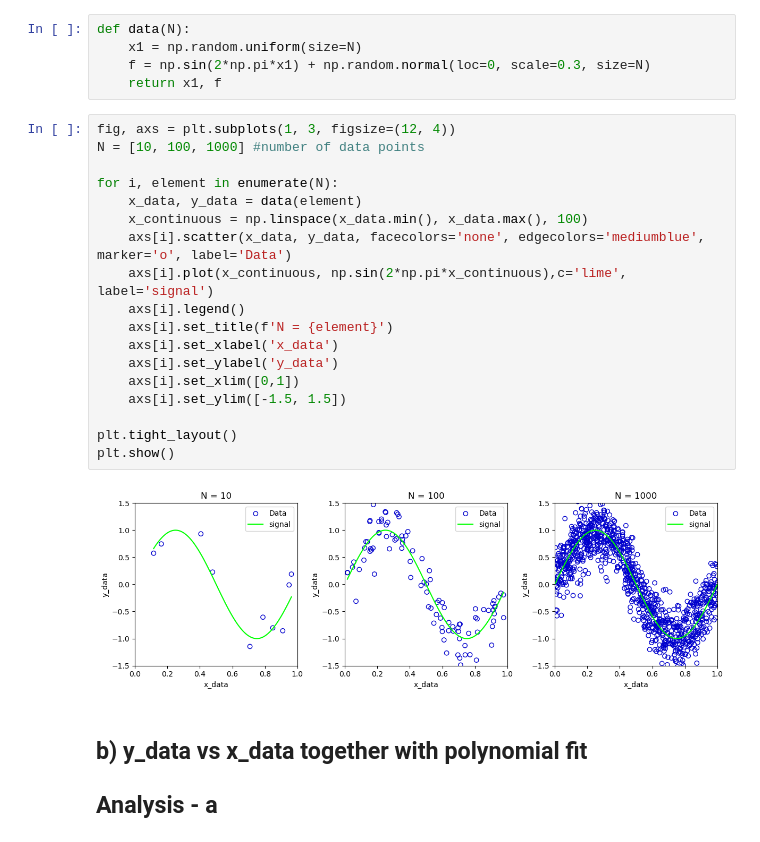
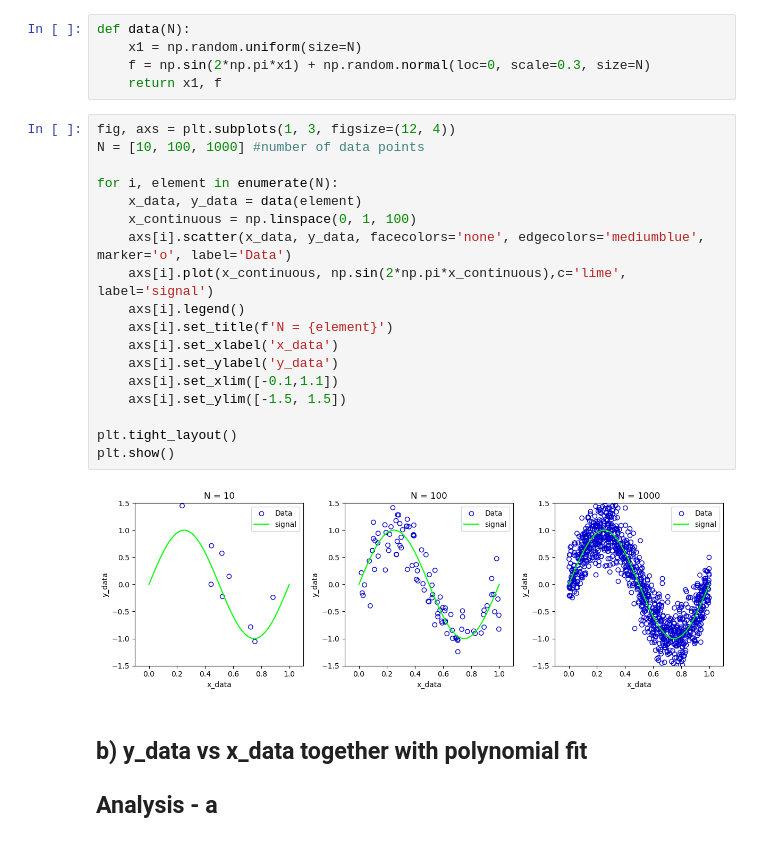
Before and after one commit to labani-01/PHY657, a Jupyter notebook: Module_1/ Module-1.ipynb, the cells around one changed output. Cells and saved outputs as stored; diff of their text form.

```diff
--- a/Module_1/ Module-1.ipynb
+++ b/Module_1/ Module-1.ipynb
@@ -16,23 +21,23 @@ def data(N):
 # %%
 fig, axs = plt.subplots(1, 3, figsize=(12, 4))
 N = [10, 100, 1000] #number of data points
 
 for i, element in enumerate(N):
     x_data, y_data = data(element)
-    x_continuous = np.linspace(x_data.min(), x_data.max(), 100)
+    x_continuous = np.linspace(0, 1, 100)
     axs[i].scatter(x_data, y_data, facecolors='none', edgecolors='mediumblue', marker='o', label='Data')
     axs[i].plot(x_continuous, np.sin(2*np.pi*x_continuous),c='lime', label='signal')
     axs[i].legend()
     axs[i].set_title(f'N = {element}')
     axs[i].set_xlabel('x_data')
     axs[i].set_ylabel('y_data')
-    axs[i].set_xlim([0,1])
+    axs[i].set_xlim([-0.1,1.1])
     axs[i].set_ylim([-1.5, 1.5])
 
 plt.tight_layout()
 plt.show()
 # %% [output]
-[figure, old version]
+[figure, new version]
 # %% [markdown]
 ## b) y_data vs x_data together with polynomial fit
 ## Analysis - a
```
Also changed, not shown: parts of 16 cells of this notebook.
